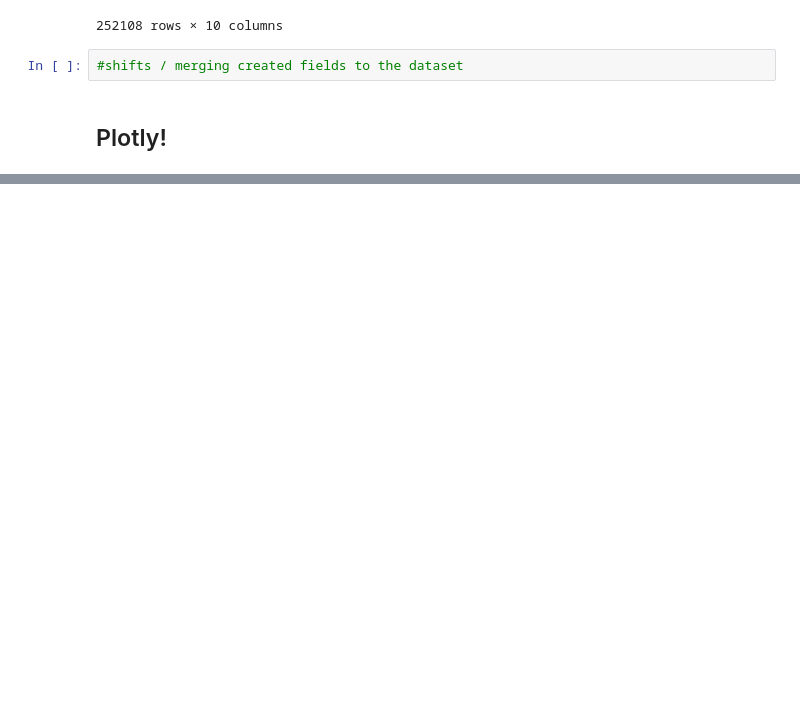
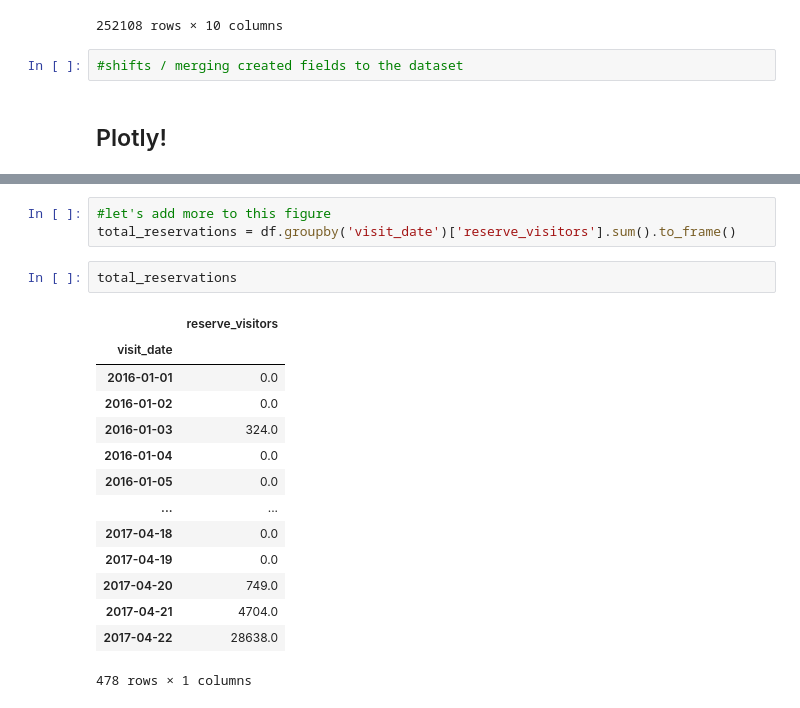
Before and after one commit to ethlala/gazelle-4K, a Jupyter notebook: Class Notebooks/Class 6 Notebook.ipynb, the cells around one changed output, grey strips where cells are left out. Saved outputs shown, nothing was run; the diff lists cells and outputs as text; blank space fills up the shorter version.

```diff
--- a/Class Notebooks/Class 6 Notebook.ipynb
+++ b/Class Notebooks/Class 6 Notebook.ipynb
@@ -25,0 +124,20 @@ df
+# %%
+#let's add more to this figure
+total_reservations = df.groupby('visit_date')['reserve_visitors'].sum().to_frame()
+# %%
+total_reservations
+# %% [output]
+|  | reserve_visitors |
+| visit_date |  |
+| 2016-01-01 | 0.0 |
+| 2016-01-02 | 0.0 |
+| 2016-01-03 | 324.0 |
+| 2016-01-04 | 0.0 |
+| 2016-01-05 | 0.0 |
+| ... | ... |
+| 2017-04-18 | 0.0 |
+| 2017-04-19 | 0.0 |
+| 2017-04-20 | 749.0 |
+| 2017-04-21 | 4704.0 |
+| 2017-04-22 | 28638.0 |
+478 rows × 1 columns
```
Also changed, not shown: parts of 15 cells of this notebook, 6 other files.
